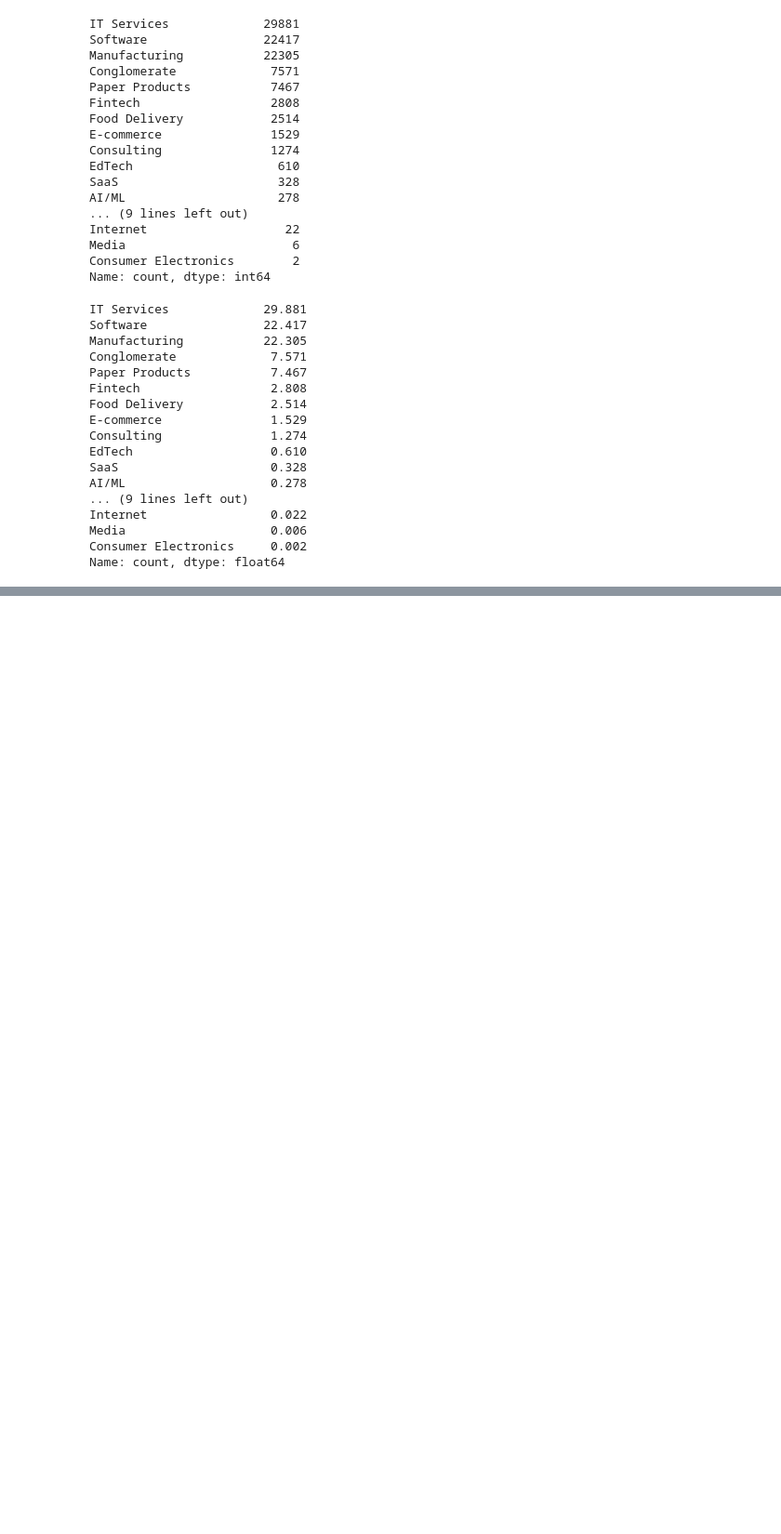
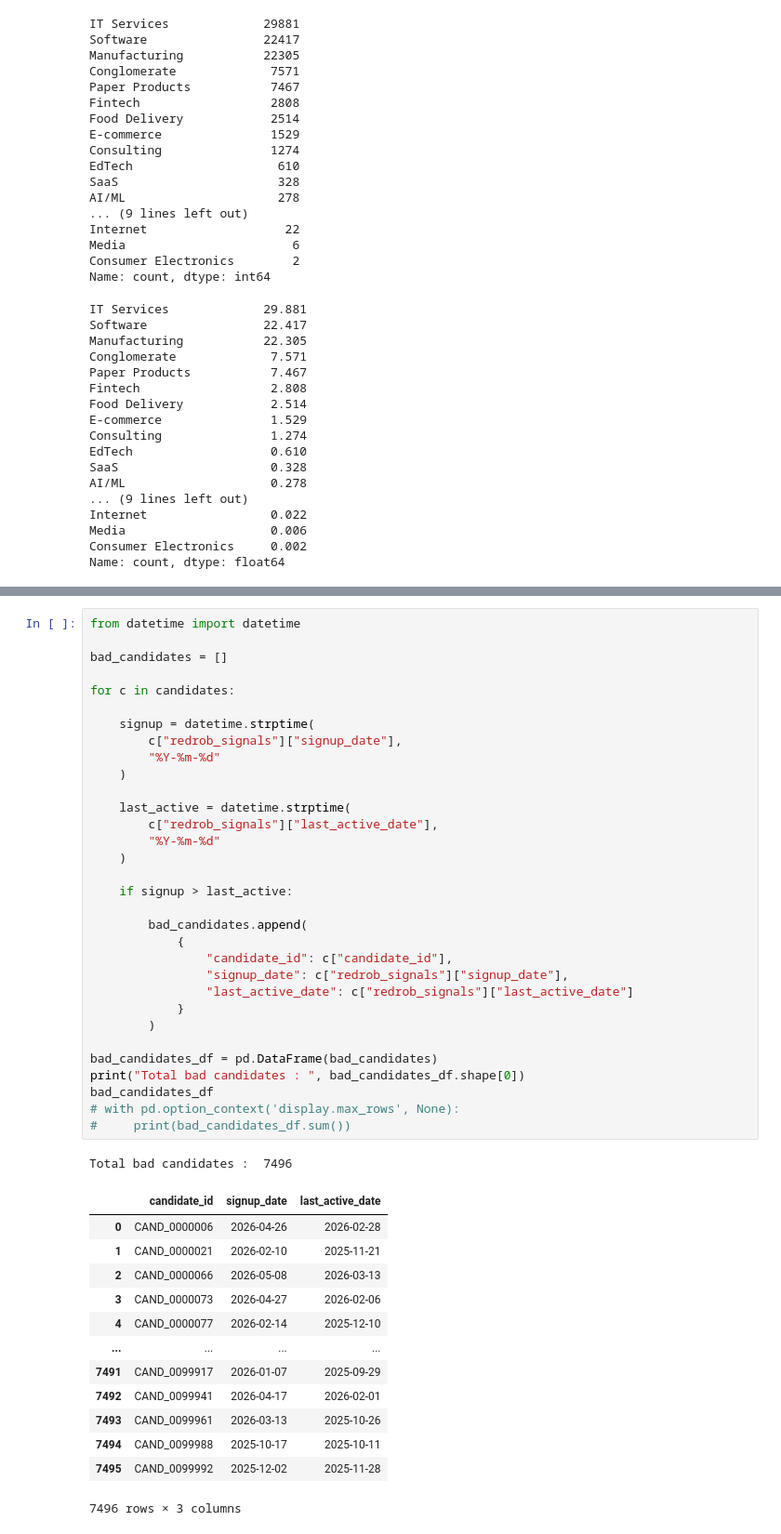
Before and after one commit to Theshmphony7580/autorecruit-, a Jupyter notebook: data_forensic _files/01_dataset_understanding.ipynb, the cells around one changed output, grey strips where cells are left out. Shown at 93% size. Saved outputs shown, nothing was run; the diff lists cells and outputs as text; blank space fills up the shorter version.

```diff
--- a/data_forensic _files/01_dataset_understanding.ipynb
+++ b/data_forensic _files/01_dataset_understanding.ipynb
@@ -318,0 +459,47 @@ Name: count, dtype: float64
+# %%
+from datetime import datetime
+
+bad_candidates = []
+
+for c in candidates:
+
+    signup = datetime.strptime(
+        c["redrob_signals"]["signup_date"],
+        "%Y-%m-%d"
+    )
+
+    last_active = datetime.strptime(
+        c["redrob_signals"]["last_active_date"],
+        "%Y-%m-%d"
+    )
+
+    if signup > last_active:
+
+        bad_candidates.append(
+            {
+                "candidate_id": c["candidate_id"],
+                "signup_date": c["redrob_signals"]["signup_date"],
+                "last_active_date": c["redrob_signals"]["last_active_date"]
+            }
+        )
+
+bad_candidates_df = pd.DataFrame(bad_candidates)
+print("Total bad candidates : ", bad_candidates_df.shape[0])
+bad_candidates_df
+# with pd.option_context('display.max_rows', None):
+#     print(bad_candidates_df.sum())
+# %% [output]
+Total bad candidates :  7496
+|  | candidate_id | signup_date | last_active_date |
+| 0 | CAND_0000006 | 2026-04-26 | 2026-02-28 |
+| 1 | CAND_0000021 | 2026-02-10 | 2025-11-21 |
+| 2 | CAND_0000066 | 2026-05-08 | 2026-03-13 |
+| 3 | CAND_0000073 | 2026-04-27 | 2026-02-06 |
+| 4 | CAND_0000077 | 2026-02-14 | 2025-12-10 |
+| ... | ... | ... | ... |
+| 7491 | CAND_0099917 | 2026-01-07 | 2025-09-29 |
+| 7492 | CAND_0099941 | 2026-04-17 | 2026-02-01 |
+| 7493 | CAND_0099961 | 2026-03-13 | 2025-10-26 |
+| 7494 | CAND_0099988 | 2025-10-17 | 2025-10-11 |
+| 7495 | CAND_0099992 | 2025-12-02 | 2025-11-28 |
+7496 rows × 3 columns
```
Also changed, not shown: parts of 5 cells of this notebook, 2 other files.
